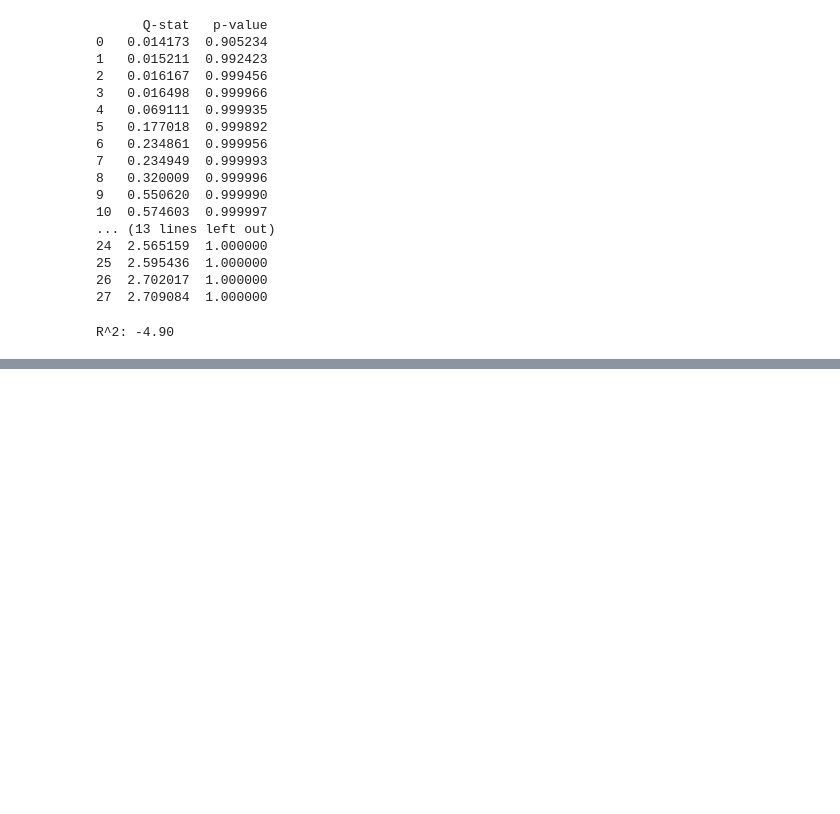
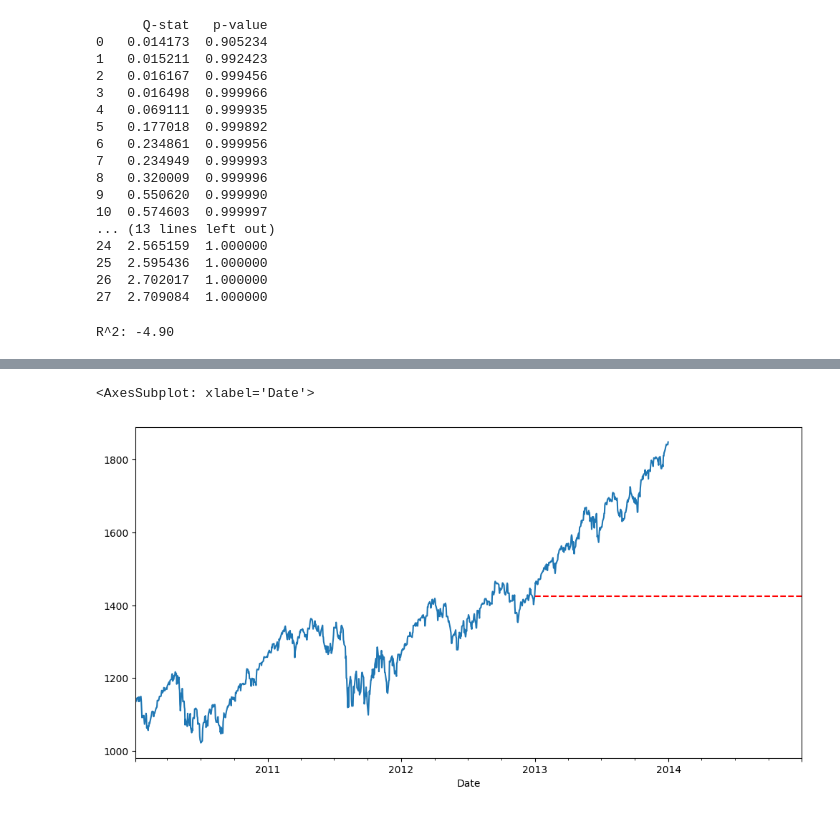
Before and after one commit to SkivHisink/MasterWork, a Jupyter notebook: Notebooks/FirstDataMeeting.ipynb, the cells around one changed output, grey strips where cells are left out. Cells and saved outputs as stored; diff of their text form; code cells hidden in the pictures; blank space fills up the shorter version.

```diff
--- a/Notebooks/FirstDataMeeting.ipynb
+++ b/Notebooks/FirstDataMeeting.ipynb
@@ -211,0 +212,6 @@ Freq: D, Name: predicted_mean, Length: 730, dtype: float64
+# %%
+price.plot(figsize=(12,6))
+pred.plot(style='r--')
+# %% [output]
+<AxesSubplot: xlabel='Date'>
+[figure, added]
```
Also changed, not shown: parts of 5 cells of this notebook.
